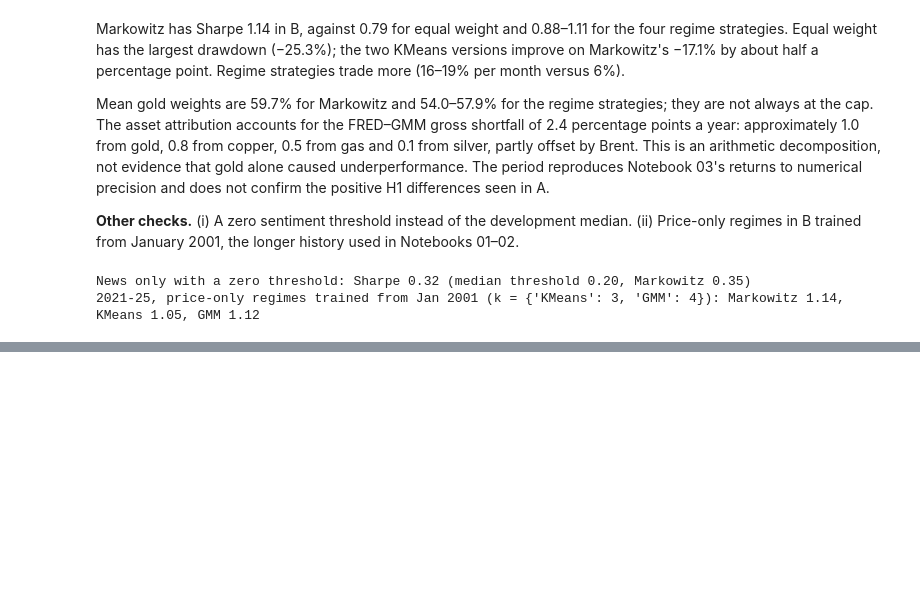
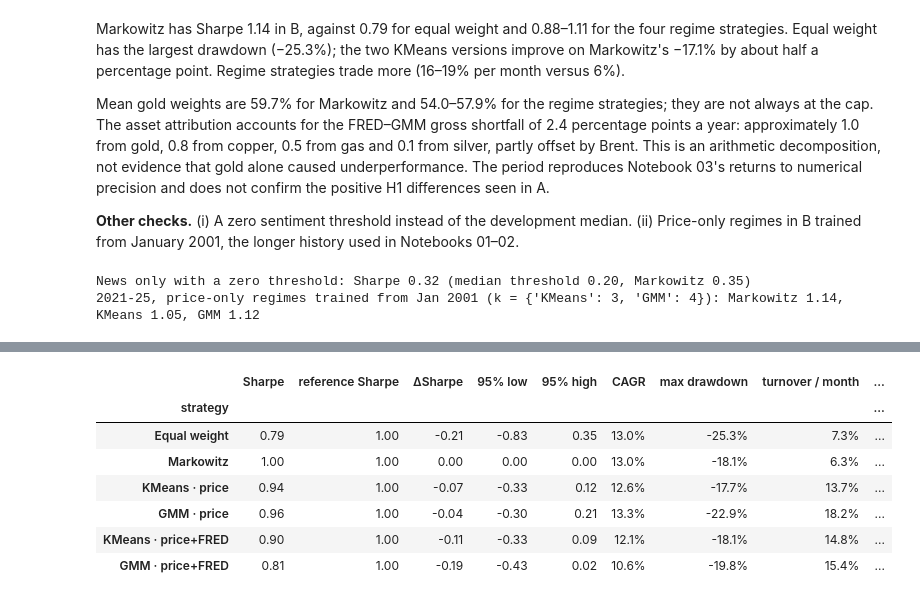
Before and after one commit to onsjd/Machine-learning-for-portfolio-management, a Jupyter notebook: Final_Research_Notebook.ipynb, the cells around one changed output, grey strips where cells are left out. Saved outputs shown, nothing was run; the diff lists cells and outputs as text; code cells hidden in the pictures; blank space fills up the shorter version.

Commit message:
Add executed portfolio mechanism and robustness analyses

```diff
--- a/Final_Research_Notebook.ipynb
+++ b/Final_Research_Notebook.ipynb
@@ -1187,0 +1156,90 @@ No source notebook is executed or imported. Downloads are read in memory and ver
+# %%
+def exploratory_allocate(members, dates, model_end, cap=CAP, channel="both"):
+    """Original allocation with explicit cap and conditioning channel; no global mutation."""
+    assert channel in {"mean", "covariance", "both"}
+    def solve(mu, cov):
+        mu, cov = regularise(mu, cov)
+        n = len(mu)
+        fit = minimize(lambda w: GAMMA / 2 * w @ cov @ w - w @ mu,
+                       np.full(n, 1 / n), jac=lambda w: GAMMA * cov @ w - mu,
+                       method="SLSQP", bounds=[(0, cap)] * n,
+                       constraints={"type": "eq", "fun": lambda w: w.sum() - 1,
+                                    "jac": lambda w: np.ones(n)},
+                       options={"ftol": 1e-12, "maxiter": 500})
+        if not fit.success:
+            raise RuntimeError(fit.message)
+        return fit.x
+    weights = {s: [] for s in ["Equal weight", "Markowitz", *members]}
+    for t in dates:
+        cutoff = t - pd.DateOffset(months=LAG)
+        hist = ret.loc[:cutoff].tail(LOOKBACK)
+        assert cutoff > model_end and len(hist) == LOOKBACK and hist.index[-1] == cutoff
+        R = hist.to_numpy()
+        mu0, cov0 = moments(R)
+        weights["Equal weight"].append(np.full(R.shape[1], 1 / R.shape[1]))
+        weights["Markowitz"].append(solve(mu0, cov0))
+        for name, p in members.items():
+            mu, cov = regime_moments(R, p.loc[hist.index - pd.DateOffset(months=LAG)].to_numpy(),
+                                     p.loc[cutoff].to_numpy())
+            weights[name].append(solve(mu0 if channel == "covariance" else mu,
+                                       cov0 if channel == "mean" else cov))
+    weights = {s: pd.DataFrame(w, index=dates, columns=ret.columns) for s, w in weights.items()}
+    for w in weights.values():
+        assert np.isfinite(w.to_numpy()).all()
+        assert np.allclose(w.sum(axis=1), 1) and w.min().min() >= -1e-8 and w.max().max() <= cap + 1e-8
+    return weights
+
+def exploratory_row(weights, base_weights):
+    path, base = backtest(weights), backtest(base_weights)
+    net = pd.DataFrame({"variant": path.net, "reference": base.net})
+    contrast = contrasts(net, {"difference": ("variant", "reference")}).iloc[0]
+    wealth = np.r_[1., (1 + path.net).cumprod()]
+    return {"Sharpe": sharpe(path.net), "reference Sharpe": sharpe(base.net),
+            "ΔSharpe": contrast["ΔSharpe"], "95% low": contrast["95% low"], "95% high": contrast["95% high"],
+            "CAGR": wealth[-1] ** (12 / len(path)) - 1,
+            "max drawdown": (wealth / np.maximum.accumulate(wealth) - 1).min(),
+            "turnover / month": path.turnover.mean(), "gold weight": weights.Gold.mean()}
+
+mechanism_rows = {}
+for exp, cfg in EXPERIMENTS.items():
+    members = {f"{alg} · price": regimes[(exp, alg, "price")] for alg in ["KMeans", "GMM"]}
+    for channel in ["mean", "covariance", "both"]:
+        weights = exploratory_allocate(members, cfg["dates"], cfg["model_end"], channel=channel)
+        np.testing.assert_allclose(weights["Markowitz"], results[exp]["weights"]["Markowitz"], atol=1e-9)
+        for name in members:
+            if channel == "both":
+                np.testing.assert_allclose(weights[name], results[exp]["weights"][name], atol=1e-9)
+            mechanism_rows[(exp, name, channel)] = exploratory_row(weights[name], weights["Markowitz"])
+mechanism_table = pd.DataFrame(mechanism_rows).T.rename_axis(["window", "model", "conditioning"])
+print("Table 15. Conditioning channel, compared with unconditional Markowitz; net of 10 bp")
+show(mechanism_table, **PCT)
+
+matched_rows = {}
+for alg in ["KMeans", "GMM"]:
+    for fs in ["price", "price+FRED"]:
+        for k in K_GRID:
+            net = pd.DataFrame({"with news": k_paths[("A", fs + "+news", alg, k)],
+                                "without news": k_paths[("A", fs, alg, k)]})
+            row = contrasts(net, {"add news": ("with news", "without news")}).iloc[0].to_dict()
+            row.update({"Sharpe without news": sharpe(net["without news"]),
+                        "Sharpe with news": sharpe(net["with news"])})
+            matched_rows[(alg, fs, k)] = row
+matched_table = pd.DataFrame(matched_rows).T.rename_axis(["model", "base features", "fixed k"])
+print("Table 16. Sentiment additions at matched state counts, window A")
+show(matched_table, "{:.3f}")
+
+cap_rows = {}
+for exp, cfg in EXPERIMENTS.items():
+    for cap in [0.40, 0.50, 0.60]:
+        weights = exploratory_allocate(memberships(exp), cfg["dates"], cfg["model_end"], cap=cap)
+        for name, w in weights.items():
+            if cap == CAP:
+                np.testing.assert_allclose(w, results[exp]["weights"][name], atol=1e-9)
+            cap_rows[(exp, cap, name)] = exploratory_row(w, weights["Markowitz"])
+cap_table = pd.DataFrame(cap_rows).T.rename_axis(["window", "cap", "strategy"])
+print("Table 17. Concentration sensitivity; reference is Markowitz under the SAME cap")
+for (window, cap), table in cap_table.groupby(level=["window", "cap"], sort=False):
+    print(f"Window {window}; maximum weight {cap:.0%}")
+    show(table.droplevel(["window", "cap"]), **PCT)
+print("PASS: budgets, caps, finite allocations, and reproduction of original 60% / both-channel weights.")
+# %% [output]
@@ -1187,0 +1320,8 @@ No source notebook is executed or imported. Downloads are read in memory and ver
+|  | Sharpe | reference Sharpe | ΔSharpe | 95% low | 95% high | CAGR | max drawdown | turnover / month | ... |
+| strategy |  |  |  |  |  |  |  |  | ... |
+| Equal weight | 0.79 | 1.00 | -0.21 | -0.83 | 0.35 | 13.0% | -25.3% | 7.3% | ... |
+| Markowitz | 1.00 | 1.00 | 0.00 | 0.00 | 0.00 | 13.0% | -18.1% | 6.3% | ... |
+| KMeans · price | 0.94 | 1.00 | -0.07 | -0.33 | 0.12 | 12.6% | -17.7% | 13.7% | ... |
+| GMM · price | 0.96 | 1.00 | -0.04 | -0.30 | 0.21 | 13.3% | -22.9% | 18.2% | ... |
+| KMeans · price+FRED | 0.90 | 1.00 | -0.11 | -0.33 | 0.09 | 12.1% | -18.1% | 14.8% | ... |
+| GMM · price+FRED | 0.81 | 1.00 | -0.19 | -0.43 | 0.02 | 10.6% | -19.8% | 15.4% | ... |
```
Also changed, not shown: parts of 9 cells of this notebook, 4 other files.
